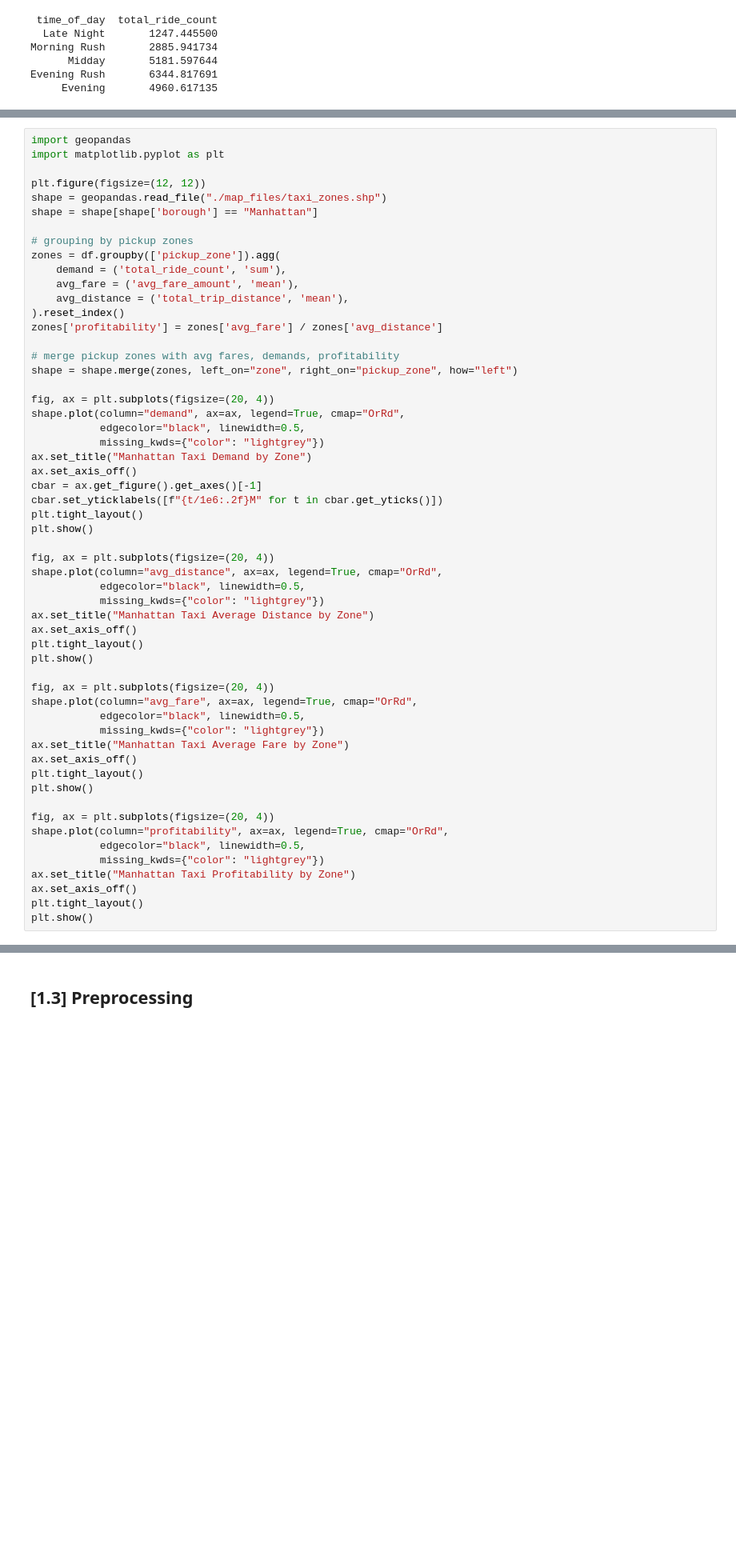
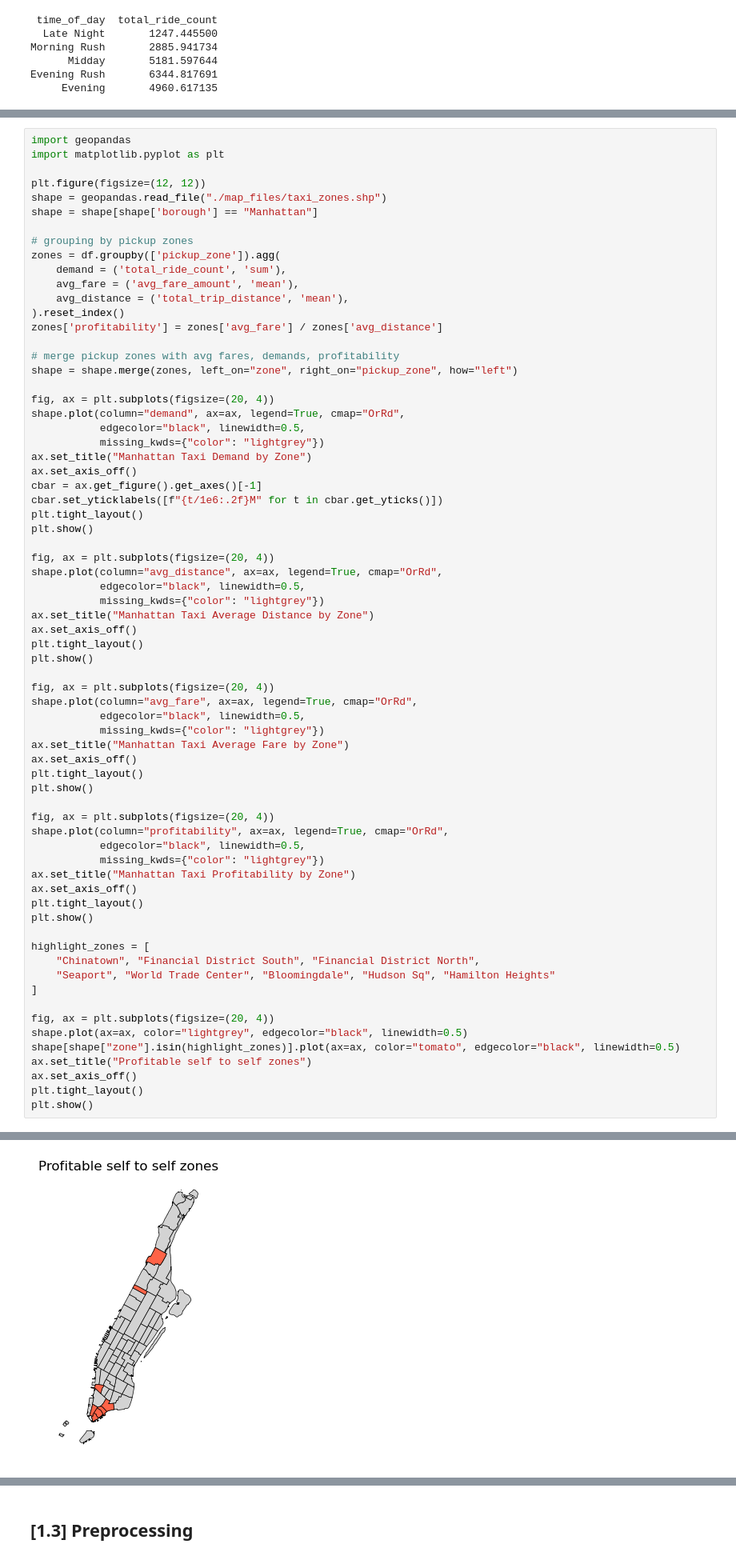
Before and after one commit to emma123456789102/Machine-Learning-Taxi-, a Jupyter notebook: notebook_demand.ipynb, the cells around one changed output, grey strips where cells are left out. Shown at 80% size. Drawn from its saved outputs; the diff is of its cells as text; blank space fills up the shorter version.

Commit message:
self-to-self routes

```diff
--- a/notebook_demand.ipynb
+++ b/notebook_demand.ipynb
@@ -989,30 +989,44 @@ shape.plot(column="avg_distance", ax=ax, legend=True, cmap="OrRd",
            edgecolor="black", linewidth=0.5,
            missing_kwds={"color": "lightgrey"})
 ax.set_title("Manhattan Taxi Average Distance by Zone")
 ax.set_axis_off()
 plt.tight_layout()
 plt.show()
 
 fig, ax = plt.subplots(figsize=(20, 4))
 shape.plot(column="avg_fare", ax=ax, legend=True, cmap="OrRd",
            edgecolor="black", linewidth=0.5,
            missing_kwds={"color": "lightgrey"})
 ax.set_title("Manhattan Taxi Average Fare by Zone")
 ax.set_axis_off()
 plt.tight_layout()
 plt.show()
 
 fig, ax = plt.subplots(figsize=(20, 4))
 shape.plot(column="profitability", ax=ax, legend=True, cmap="OrRd",
            edgecolor="black", linewidth=0.5,
            missing_kwds={"color": "lightgrey"})
 ax.set_title("Manhattan Taxi Profitability by Zone")
 ax.set_axis_off()
 plt.tight_layout()
 plt.show()
+
+highlight_zones = [
+    "Chinatown", "Financial District South", "Financial District North",
+    "Seaport", "World Trade Center", "Bloomingdale", "Hudson Sq", "Hamilton Heights"
+]
+
+fig, ax = plt.subplots(figsize=(20, 4))
+shape.plot(ax=ax, color="lightgrey", edgecolor="black", linewidth=0.5)
+shape[shape["zone"].isin(highlight_zones)].plot(ax=ax, color="tomato", edgecolor="black", linewidth=0.5)
+ax.set_title("Profitable self to self zones")
+ax.set_axis_off()
+plt.tight_layout()
+plt.show()
 # %% [output]
 <Figure size 1200x1200 with 0 Axes>
 [figure]
 [figure]
 [figure]
 [figure]
+[figure, added]
```
Also changed, not shown: parts of 1 cell of this notebook.
